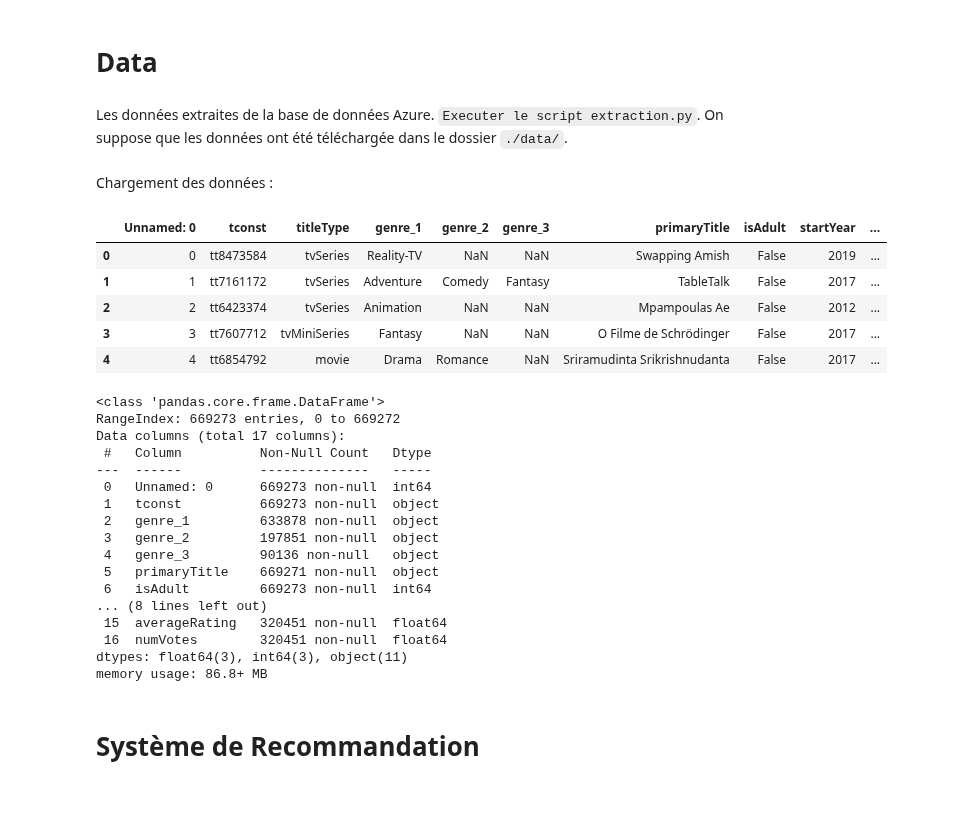
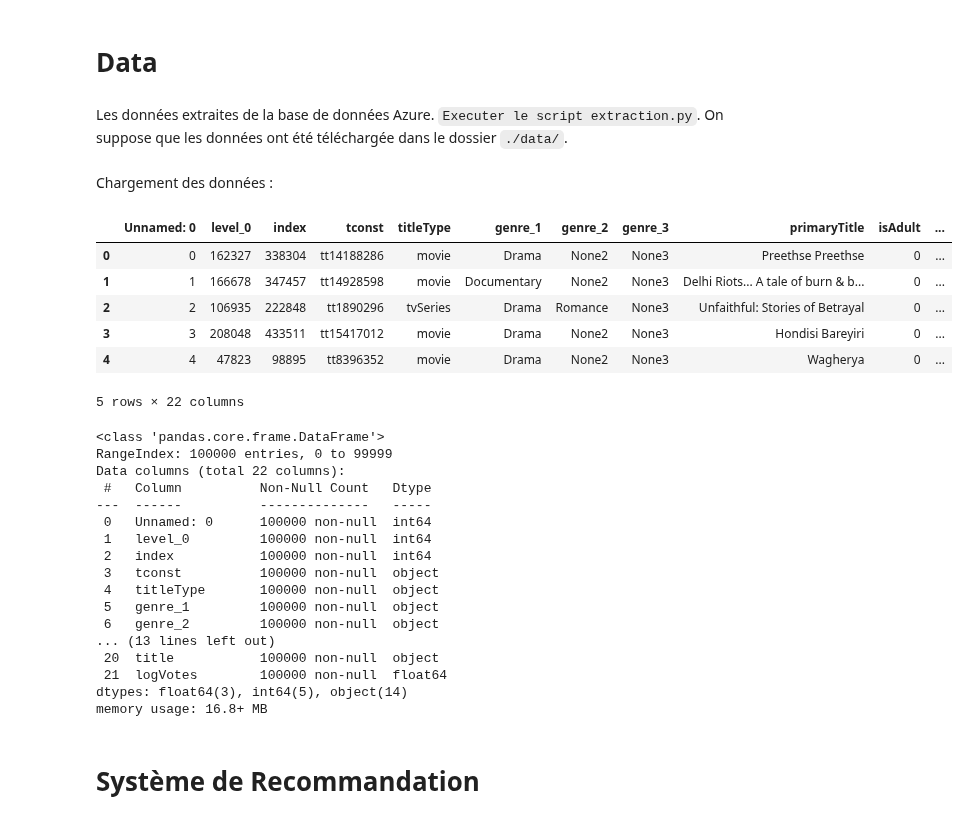
Before and after one commit to data-IA-2024/netfloox-recommandation-gr3, a Jupyter notebook: Models.ipynb, the cells around one changed output. Cells and saved outputs as stored; diff of their text form; code cells hidden in the pictures.

```diff
--- a/Models.ipynb
+++ b/Models.ipynb
@@ -20,43 +18,45 @@ def export_diagram(pipeline, filename):
         f.write(estimator_html_repr(pipeline))
 # %% [markdown]
 # Data
-# %% [markdown]
-Les données extraites de la base de données Azure. `Executer le script extraction.py`. On suppose que les données ont été téléchargée dans le dossier `./data/`.
+# %% [markdown]
+Les données extraites de la base de données Azure. `Executer le script extraction.py`. On suppose que les données ont été téléchargée dans le dossier `./data/`.
 # %%
-data_path = './data/data_ext_v2.tsv'
+data_path='./save_data_clean.tsv'
 # %% [markdown]
 Chargement des données :
 # %%
 df = pd.read_csv(data_path, sep='\t', quoting=3)
 # %%
+df.fillna('', inplace=True)
 df.head()
 # %% [output]
-|  | Unnamed: 0 | tconst | titleType | genre_1 | genre_2 | genre_3 | primaryTitle | isAdult | startYear | ... |
-| 0 | 0 | tt8473584 | tvSeries | Reality-TV | NaN | NaN | Swapping Amish | False | 2019 | ... |
-| 1 | 1 | tt7161172 | tvSeries | Adventure | Comedy | Fantasy | TableTalk | False | 2017 | ... |
-| 2 | 2 | tt6423374 | tvSeries | Animation | NaN | NaN | Mpampoulas Ae | False | 2012 | ... |
-| 3 | 3 | tt7607712 | tvMiniSeries | Fantasy | NaN | NaN | O Filme de Schrödinger | False | 2017 | ... |
-| 4 | 4 | tt6854792 | movie | Drama | Romance | NaN | Sriramudinta Srikrishnudanta | False | 2017 | ... |
+|  | Unnamed: 0 | level_0 | index | tconst | titleType | genre_1 | genre_2 | genre_3 | primaryTitle | isAdult | ... |
+| 0 | 0 | 162327 | 338304 | tt14188286 | movie | Drama | None2 | None3 | Preethse Preethse | 0 | ... |
+| 1 | 1 | 166678 | 347457 | tt14928598 | movie | Documentary | None2 | None3 | Delhi Riots... A tale of burn & b... | 0 | ... |
+| 2 | 2 | 106935 | 222848 | tt1890296 | tvSeries | Drama | Romance | None3 | Unfaithful: Stories of Betrayal | 0 | ... |
+| 3 | 3 | 208048 | 433511 | tt15417012 | movie | Drama | None2 | None3 | Hondisi Bareyiri | 0 | ... |
+| 4 | 4 | 47823 | 98895 | tt8396352 | movie | Drama | None2 | None3 | Wagherya | 0 | ... |
+5 rows × 22 columns
 # %%
 df.info()
 # %% [output]
 <class 'pandas.core.frame.DataFrame'>
-RangeIndex: 669273 entries, 0 to 669272
-Data columns (total 17 columns):
+RangeIndex: 100000 entries, 0 to 99999
+Data columns (total 22 columns):
  #   Column          Non-Null Count   Dtype
 ---  ------          --------------   -----
- 0   Unnamed: 0      669273 non-null  int64
- 1   tconst          669273 non-null  object
- 2   genre_1         633878 non-null  object
- 3   genre_2         197851 non-null  object
- 4   genre_3         90136 non-null   object
- 5   primaryTitle    669271 non-null  object
- 6   isAdult         669273 non-null  int64
-... (8 lines left out)
- 15  averageRating   320451 non-null  float64
- 16  numVotes        320451 non-null  float64
-dtypes: float64(3), int64(3), object(11)
-memory usage: 86.8+ MB
+ 0   Unnamed: 0      100000 non-null  int64
+ 1   level_0         100000 non-null  int64
+ 2   index           100000 non-null  int64
+ 3   tconst          100000 non-null  object
+ 4   titleType       100000 non-null  object
+ 5   genre_1         100000 non-null  object
+ 6   genre_2         100000 non-null  object
+... (13 lines left out)
+ 20  title           100000 non-null  object
+ 21  logVotes        100000 non-null  float64
+dtypes: float64(3), int64(5), object(14)
+memory usage: 16.8+ MB
 # %%
 df['isAdult'] = df['isAdult'].astype(int)
 # %% [markdown]
```
Also changed, not shown: parts of 58 cells of this notebook.
